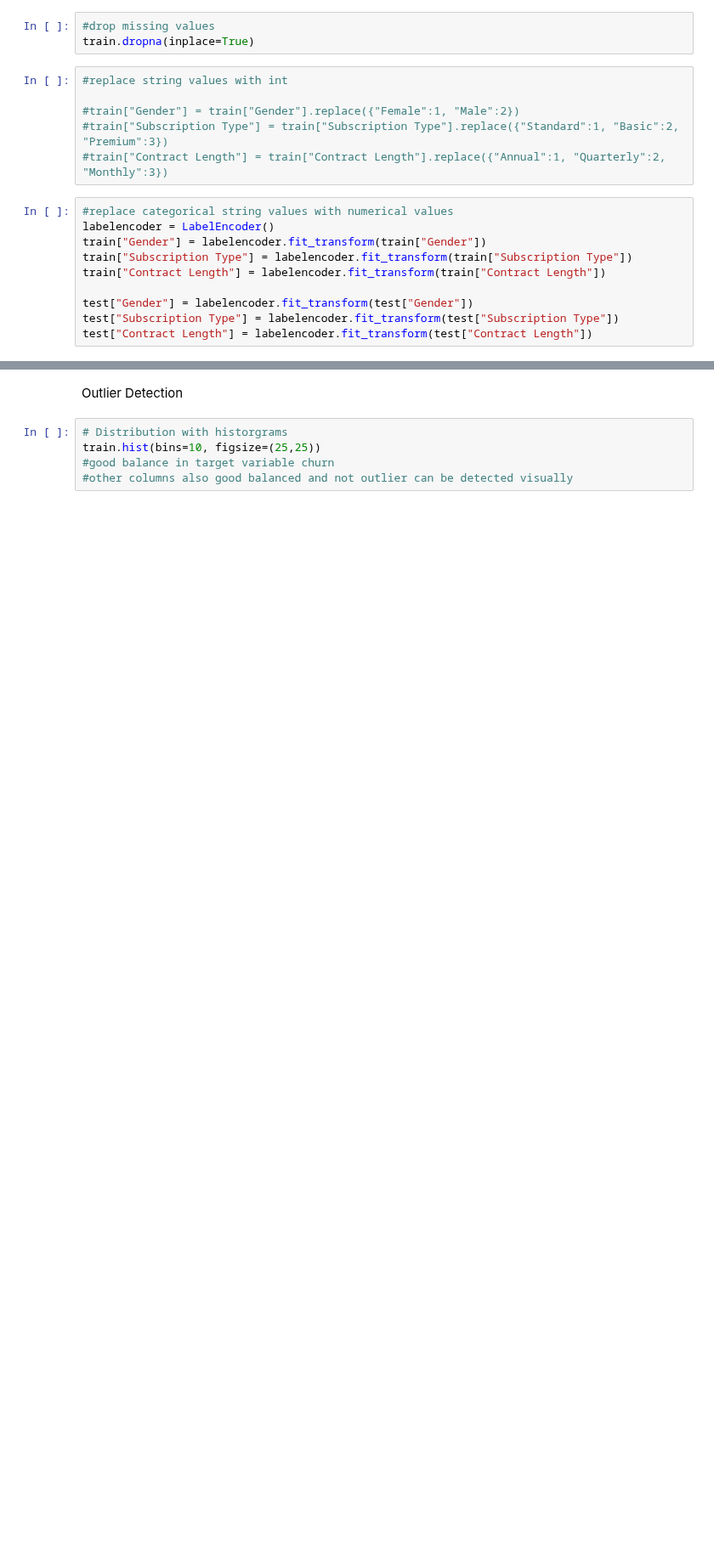
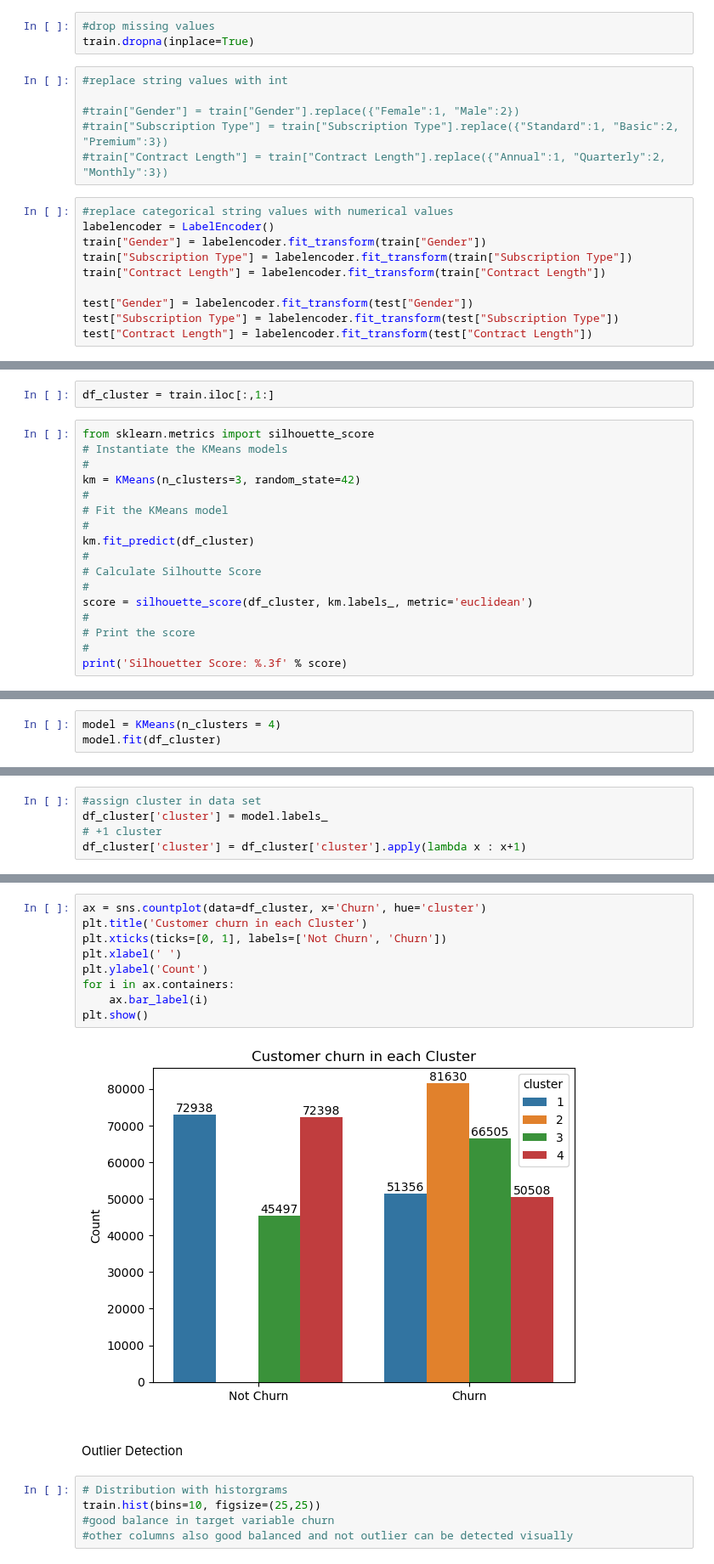
Before and after one commit to Johannes3001/AppliedML_Assign.01, a Jupyter notebook: JohannesCode.ipynb, the cells around one changed output, grey strips where cells are left out. Shown at 85% size. Cells and saved outputs as stored; diff of their text form; blank space fills up the shorter version.

Commit message:
tried kmean

```diff
--- a/JohannesCode.ipynb
+++ b/JohannesCode.ipynb
@@ -125,0 +129,19 @@ test["Contract Length"] = labelencoder.fit_transform(test["Contract Length"])
+# %%
+df_cluster = train.iloc[:,1:]
+# %%
+from sklearn.metrics import silhouette_score
+# Instantiate the KMeans models
+#
+km = KMeans(n_clusters=3, random_state=42)
+#
+# Fit the KMeans model
+#
+km.fit_predict(df_cluster)
+#
+# Calculate Silhoutte Score
+#
+score = silhouette_score(df_cluster, km.labels_, metric='euclidean')
+#
+# Print the score
+#
+print('Silhouetter Score: %.3f' % score)
@@ -125,0 +150,3 @@ test["Contract Length"] = labelencoder.fit_transform(test["Contract Length"])
+# %%
+model = KMeans(n_clusters = 4)
+model.fit(df_cluster)
@@ -125,0 +155,5 @@ test["Contract Length"] = labelencoder.fit_transform(test["Contract Length"])
+# %%
+#assign cluster in data set
+df_cluster['cluster'] = model.labels_
+# +1 cluster
+df_cluster['cluster'] = df_cluster['cluster'].apply(lambda x : x+1)
@@ -126,3 +164,14 @@ test["Contract Length"] = labelencoder.fit_transform(test["Contract Length"])
+# %%
+ax = sns.countplot(data=df_cluster, x='Churn', hue='cluster')
+plt.title('Customer churn in each Cluster')
+plt.xticks(ticks=[0, 1], labels=['Not Churn', 'Churn'])
+plt.xlabel(' ')
+plt.ylabel('Count')
+for i in ax.containers:
+    ax.bar_label(i)
+plt.show()
+# %% [output]
+[figure, added]
 # %% [markdown]
 Outlier Detection
 # %%
```
Also changed, not shown: parts of 5 cells of this notebook.
